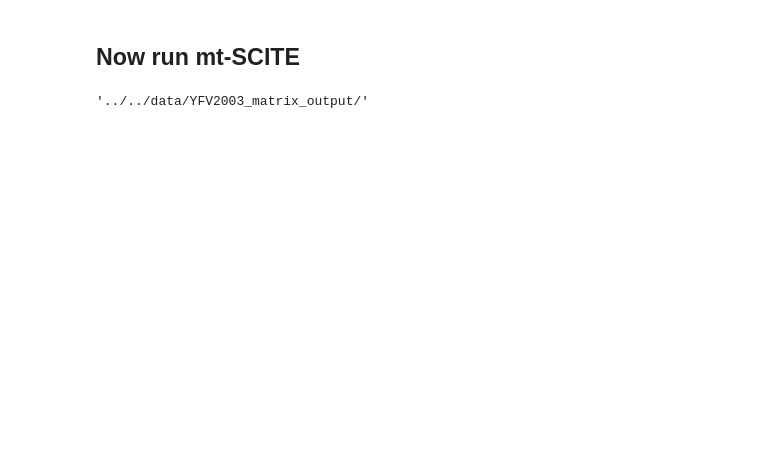
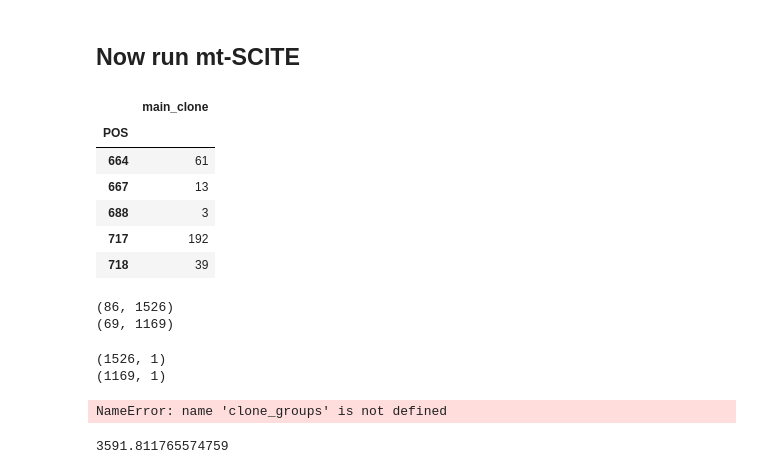
Before and after one commit to cbg-ethz/mt-SCITE, a Jupyter notebook: Notebooks/A1_06_A1_30_YFV2003_JH/compute_mutations_probabilities_4_donors.ipynb, the cells around one changed output. Saved outputs shown, nothing was run; the diff lists cells and outputs as text; code cells hidden in the pictures; blank space fills up the shorter version.

```diff
--- a/Notebooks/A1_06_A1_30_YFV2003_JH/compute_mutations_probabilities_4_donors.ipynb
+++ b/Notebooks/A1_06_A1_30_YFV2003_JH/compute_mutations_probabilities_4_donors.ipynb
@@ -247,4 +317,41 @@ sample_list
-# %%
-print(OUTPUT_PATH)
-# %% [output]
-'../../data/YFV2003_matrix_output/'
+# %%
+low_dp = low_dp_copy.copy()
+# %%
+col_labels = donor_dict.copy()
+clones_map = donor_dict.copy()
+
+for donor in datasets:
+    col_labels[donor] = []
+    for cell in sample_list[donor]:
+        col_labels[donor].append(cell)
+
+    clones_map[donor] = pd.DataFrame(meta_data.loc[sample_list[donor]].clone_id)
+    clones_map[donor].clone_id = clones_map[donor].clone_id.str[1:].astype(int)
+    low_dp[donor].set_axis(col_labels[donor], axis=1, inplace=True)
+# %%
+cells_with_mutation_at_pos = donor_dict.copy()
+for donor in datasets:
+    cells_with_mutation_at_pos[donor] = []
+    cells_with_mutation_at_pos[donor] = (low_dp[donor] > 0.2)
+# %%
+cols_to_clones = donor_dict.copy()
+clones_with_mutation_at_pos = donor_dict.copy()
+for donor in datasets:
+    #cols_to_clones[donor] = pd.DataFrame()
+    cols_to_clones[donor] = low_dp[donor].columns.map(clones_map[donor]['clone_id'])
+    clones_with_mutation_at_pos[donor] = cells_with_mutation_at_pos[donor].groupby(cols_to_clones[donor], axis=1).sum()
+# %%
+main_clone = donor_dict.copy()
+
+for donor in datasets:
+    main_clone[donor] = clones_with_mutation_at_pos[donor].idxmax(axis=1).to_frame()
+    main_clone[donor].columns = ['main_clone']
+main_clone['A1_06'].head()
+# %% [output]
+|  | main_clone |
+| POS |  |
+| 664 | 61 |
+| 667 | 13 |
+| 688 | 3 |
+| 717 | 192 |
+| 718 | 39 |
@@ -250,0 +364,29 @@ print(OUTPUT_PATH)
+# %%
+too_many_out_of_clone = 0.8
+pmat_with_main_clone = donor_dict.copy()
+for donor in datasets:
+    pmat_with_main_clone[donor] = low_dp[donor][main_clone[donor]['ratio_out_of_clone'] <= too_many_out_of_clone]
+    print(pmat_with_main_clone[donor].shape)
+# %% [output]
+(86, 1526)
+(69, 1169)
+# %%
+clones_map_in_pmat = donor_dict.copy()
+for donor in datasets:
+    clones_map_in_pmat[donor] = clones_map[donor].reindex(pmat_with_main_clone[donor].columns)
+    print(clones_map_in_pmat[donor].shape)
+# %% [output]
+(1526, 1)
+(1169, 1)
+# %%
+clone_ids = donor_dict.copy()
+for donor in datasets:
+    clone_groups[donor] = clones_map_in_pmat[donor].groupby('clone_id')
+    for clone_name, df in clone_groups[donor]:
+        clone_ids[donor] = df.index
+# %% [output]
+NameError: name 'clone_groups' is not defined
+# %%
+low_dp['A1_06'].sum().sum()
+# %% [output]
+3591.811765574759
```
Also changed, not shown: parts of 26 cells of this notebook, 17 other files.
